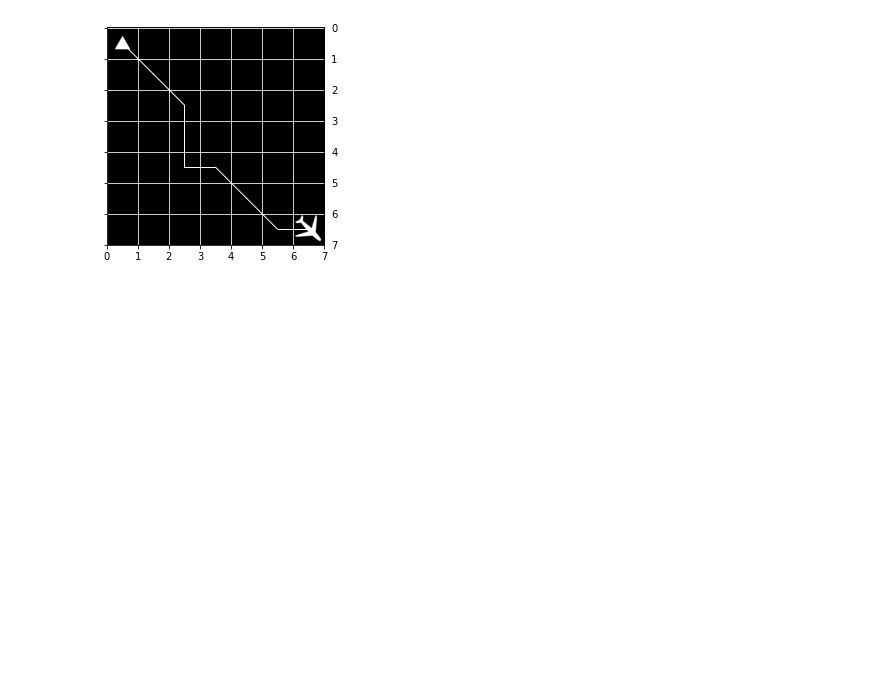
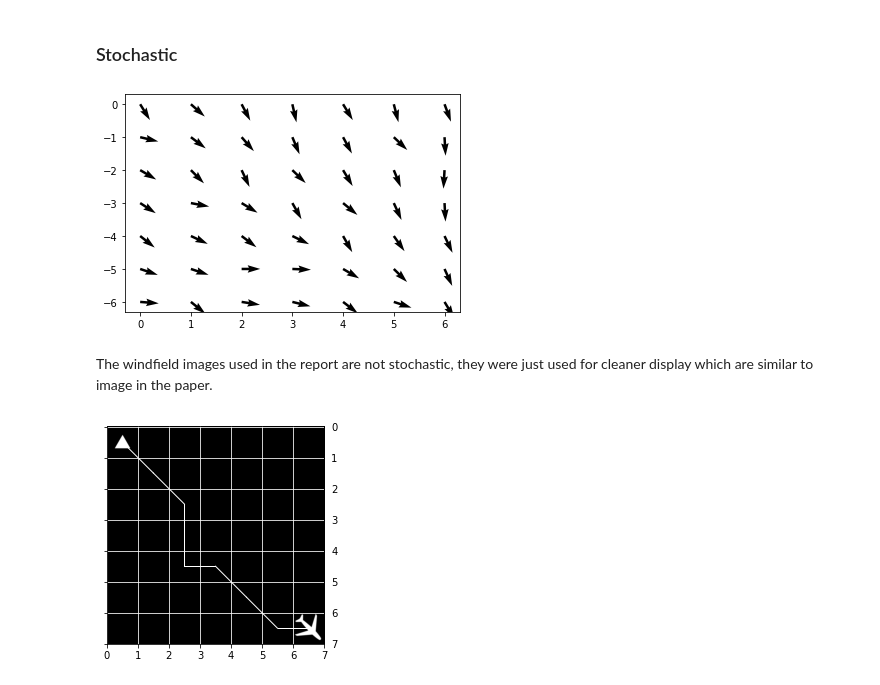
Before and after one commit to n00b-c0dr/Wind-based-path-planning-for-UAVs, a Jupyter notebook: play.ipynb, the cells around one changed output. Saved outputs shown, nothing was run; the diff lists cells and outputs as text; code cells hidden in the pictures; blank space fills up the shorter version.

```diff
--- a/play.ipynb
+++ b/play.ipynb
@@ -11 +21,10 @@ env.plot_windfield(mean_wind_field)
+# %% [markdown]
+### Stochastic
+# %%
+uniform = env.uniform_windfield()
+env.plot_windfield(uniform)
+# %% [output]
+[figure, added]
+# %% [markdown]
+The windfield images used in the report are not stochastic, they were just used for cleaner display which are similar to image in the paper.
 # %%
```
Also changed, not shown: parts of 23 cells of this notebook, 5 other files.
